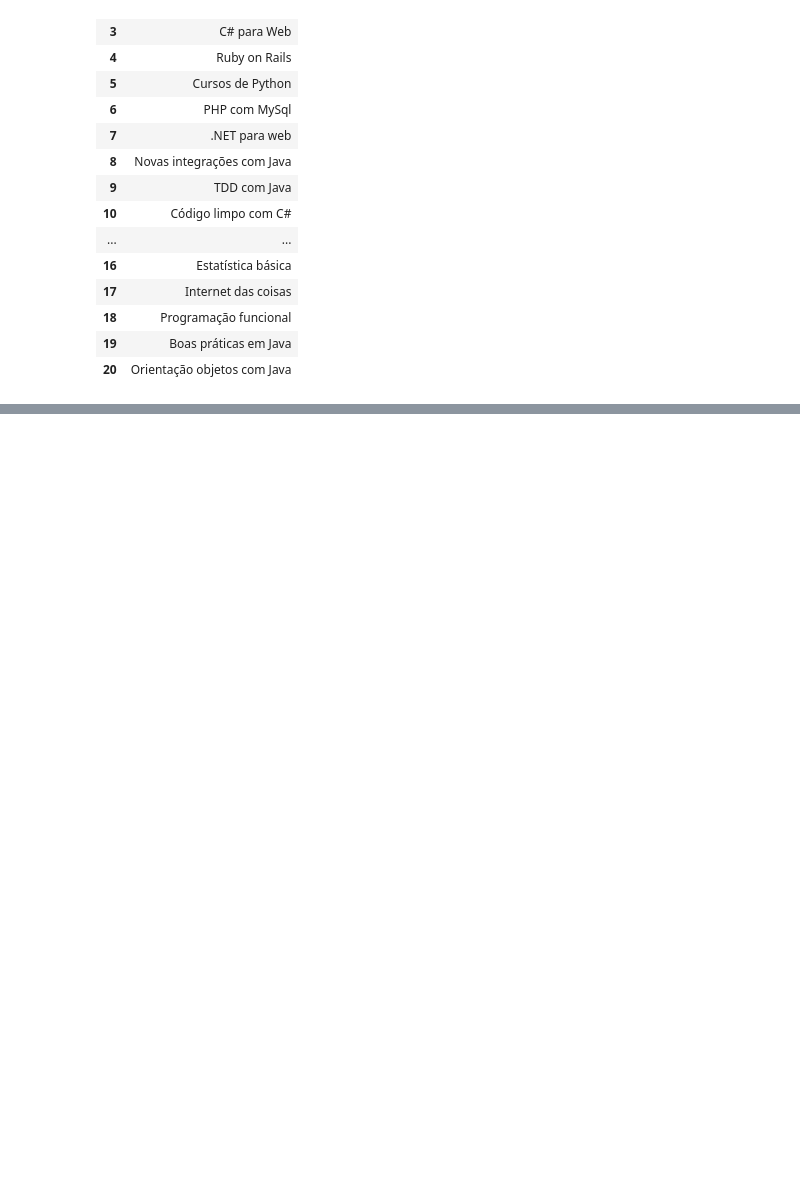
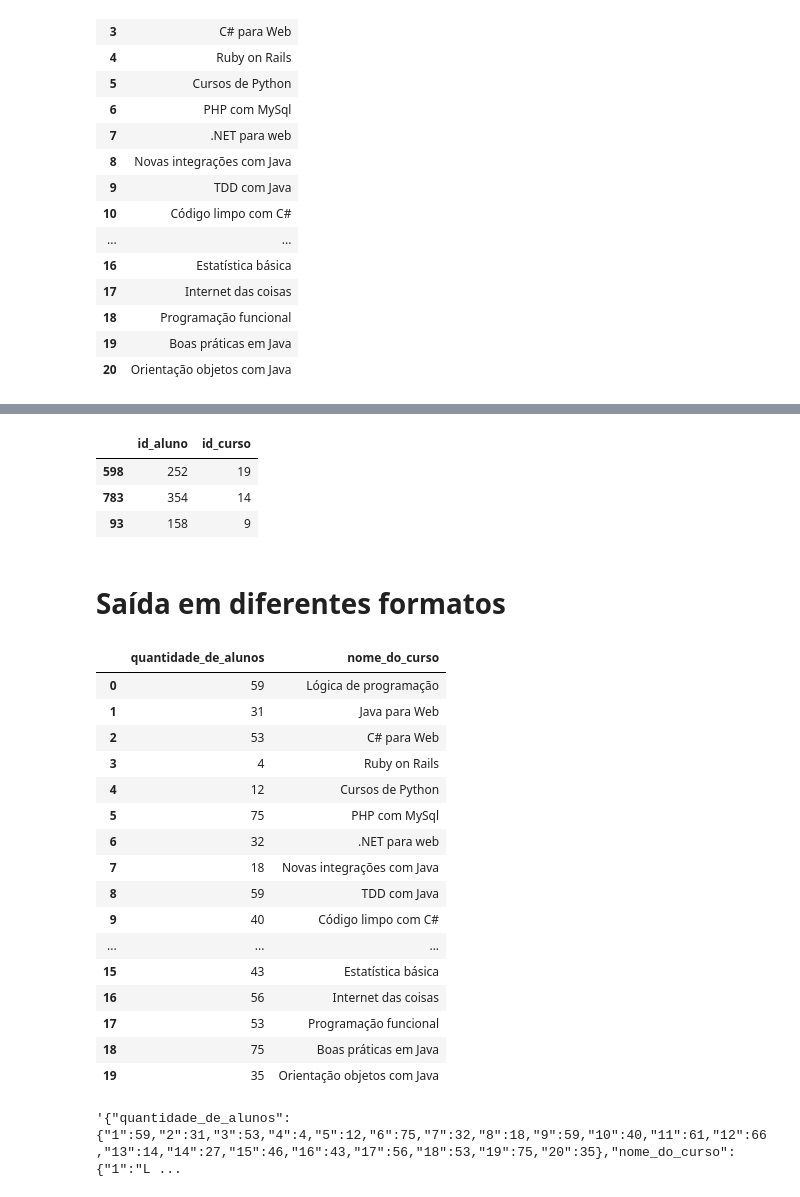
Before and after one commit to MateusAlberto/AulasPython, a Jupyter notebook: Python_Data_Science/Pandas/Pandas 2 - IO/Pandas IO.ipynb, the cells around one changed output, grey strips where cells are left out. Drawn from its saved outputs; the diff is of its cells as text; code cells hidden in the pictures; blank space fills up the shorter version.

Commit message:
Pandas Formatos IO: aula 3

```diff
--- a/Python_Data_Science/Pandas/Pandas 2 - IO/Pandas IO.ipynb
+++ b/Python_Data_Science/Pandas/Pandas 2 - IO/Pandas IO.ipynb
@@ -214,0 +359,9 @@ cursos
+# %%
+matriculas.sample(3)
+# %% [output]
+|  | id_aluno | id_curso |
+| 598 | 252 | 19 |
+| 783 | 354 | 14 |
+| 93 | 158 | 9 |
+# %% [markdown]
+# Saída em diferentes formatos
@@ -214,0 +370,20 @@ cursos
+# %%
+pd.read_csv('matriculas_por_curso.csv')
+# %% [output]
+|  | quantidade_de_alunos | nome_do_curso |
+| 0 | 59 | Lógica de programação |
+| 1 | 31 | Java para Web |
+| 2 | 53 | C# para Web |
+| 3 | 4 | Ruby on Rails |
+| 4 | 12 | Cursos de Python |
+| 5 | 75 | PHP com MySql |
+| 6 | 32 | .NET para web |
+| 7 | 18 | Novas integrações com Java |
+| 8 | 59 | TDD com Java |
+| 9 | 40 | Código limpo com C# |
+| ... | ... | ... |
+| 15 | 43 | Estatística básica |
+| 16 | 56 | Internet das coisas |
+| 17 | 53 | Programação funcional |
+| 18 | 75 | Boas práticas em Java |
+| 19 | 35 | Orientação objetos com Java |
@@ -214,0 +392,4 @@ cursos
+# %%
+matriculas_json
+# %% [output]
+'{"quantidade_de_alunos":{"1":59,"2":31,"3":53,"4":4,"5":12,"6":75,"7":32,"8":18,"9":59,"10":40,"11":61,"12":66,"13":14,"14":27,"15":46,"16":43,"17":56,"18":53,"19":75,"20":35},"nome_do_curso":{"1":"L ...
```
Also changed, not shown: parts of 25 cells of this notebook, 2 other files.
